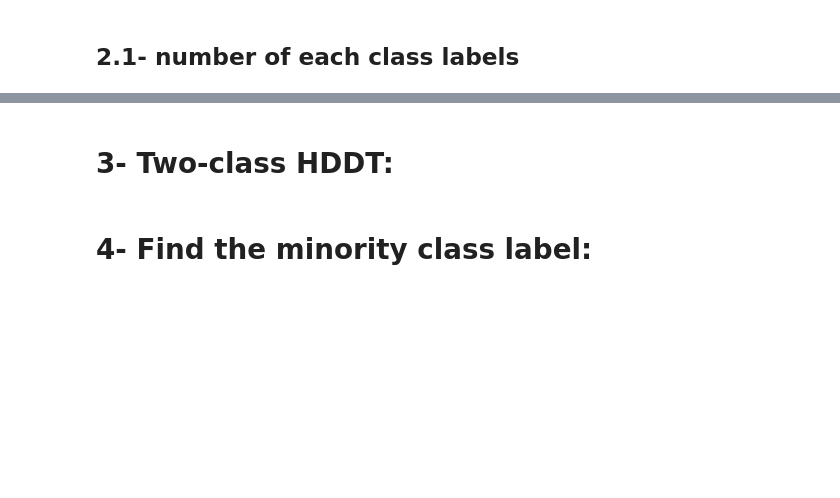
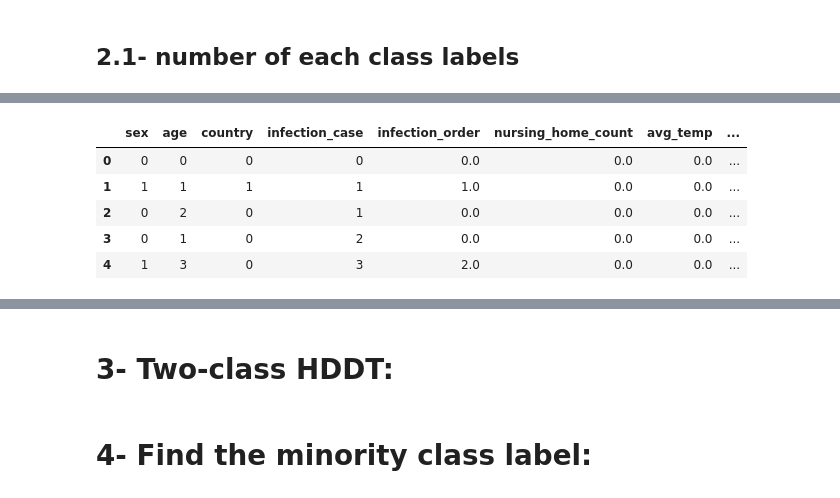
Before and after one commit to samin-yadollahi/ml_projects_shirazu, a Jupyter notebook: covid19/01_hddt.ipynb, the cells around one changed output, grey strips where cells are left out. Saved outputs shown, nothing was run; the diff lists cells and outputs as text; code cells hidden in the pictures; blank space fills up the shorter version.

```diff
--- a/covid19/01_hddt.ipynb
+++ b/covid19/01_hddt.ipynb
@@ -96,0 +167,2 @@ print(class_label_counts)
+# %%
+df['province_city'] = (df['province'] + df['city'])/2
@@ -96,0 +173,21 @@ print(class_label_counts)
+# %%
+df_2 = df.drop(labels=['province', 'city', 'elementary_school_count',
+                       'kindergarten_count', 'university_count', 'academy_ratio',
+                       'elderly_population_ratio', 'elderly_alone_ratio',
+                       'min_temp', 'max_temp'],
+               axis=1)
+
+new_order = ['sex', 'age', 'country', 'infection_case', 'infection_order',
+       'nursing_home_count', 'avg_temp', 'precipitation', 'max_wind_speed',
+       'most_wind_direction', 'avg_relative_humidity',
+       'province_city', 'education', 'elderly', 'label']
+
+df_2 = df_2.reindex(columns=new_order)
+df_2.head()
+# %% [output]
+|  | sex | age | country | infection_case | infection_order | nursing_home_count | avg_temp | ... |
+| 0 | 0 | 0 | 0 | 0 | 0.0 | 0.0 | 0.0 | ... |
+| 1 | 1 | 1 | 1 | 1 | 1.0 | 0.0 | 0.0 | ... |
+| 2 | 0 | 2 | 0 | 1 | 0.0 | 0.0 | 0.0 | ... |
+| 3 | 0 | 1 | 0 | 2 | 0.0 | 0.0 | 0.0 | ... |
+| 4 | 1 | 3 | 0 | 3 | 2.0 | 0.0 | 0.0 | ... |
```
Also changed, not shown: parts of 24 cells of this notebook.
